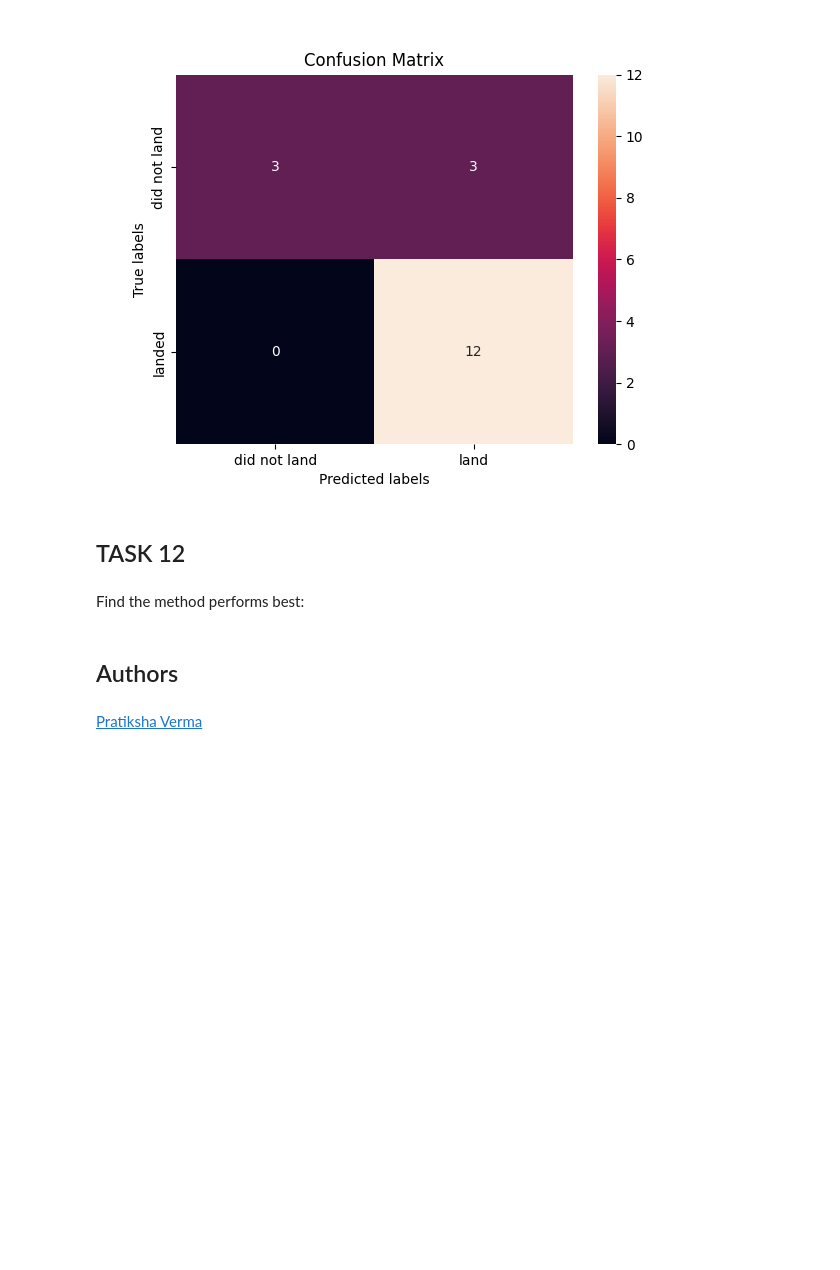
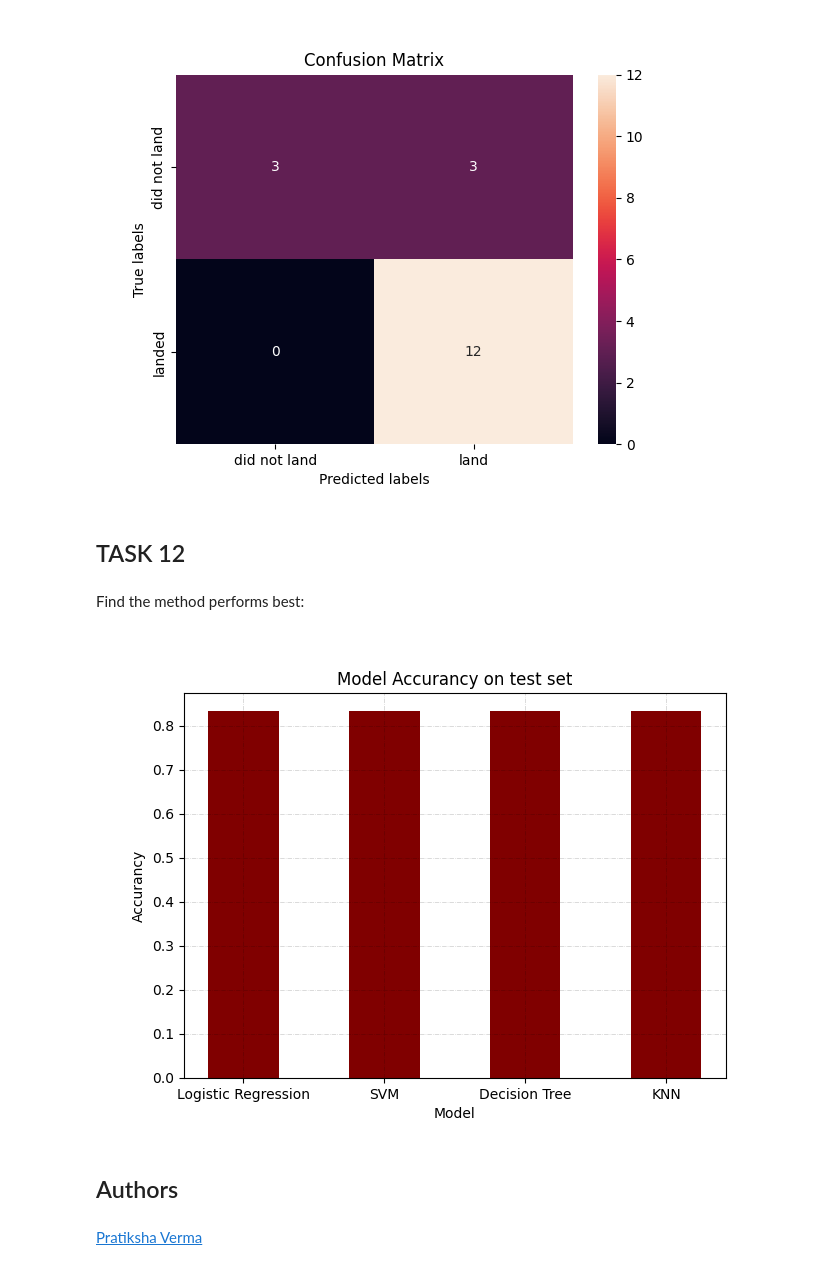
Before and after one commit to alexsmaeda/IBM_final_project, a Jupyter notebook: 8_IBM-DS0321EN-SkillsNetwork_labs_module_4_SpaceX_Machine_Learning_Prediction_Part_5.jupyterlite (Complete the Machine Learning Prediction lab).ipynb, the cells around one changed output. Saved outputs shown, nothing was run; the diff lists cells and outputs as text; code cells hidden in the pictures; blank space fills up the shorter version.

```diff
--- a/8_IBM-DS0321EN-SkillsNetwork_labs_module_4_SpaceX_Machine_Learning_Prediction_Part_5.jupyterlite (Complete the Machine Learning Prediction lab).ipynb
+++ b/8_IBM-DS0321EN-SkillsNetwork_labs_module_4_SpaceX_Machine_Learning_Prediction_Part_5.jupyterlite (Complete the Machine Learning Prediction lab).ipynb
@@ -334,6 +334,30 @@ plot_confusion_matrix(Y_test,yhat)
 ## TASK  12
 # %% [markdown]
 Find the method performs best:
+# %%
+data = {'Logistic Regression':logreg_cv.score(X_test, Y_test), 'SVM':svm_cv.score(X_test, Y_test), 'Decision Tree':tree_cv.score(X_test, Y_test),
+        'KNN':knn_cv.score(X_test, Y_test)}
+courses = list(data.keys())
+values = list(data.values())
+
+# Figure Size
+fig, ax = plt.subplots(figsize =(7, 5))
+
+# Add x, y gridlines
+ax.grid(visible = True, color ='black',
+        linestyle ='-.', linewidth = 0.5,
+        alpha = 0.2)
+
+# creating the bar plot
+plt.bar(courses, values, color ='maroon',
+        width = 0.5)
+
+plt.xlabel("Model")
+plt.ylabel("Accurancy")
+plt.title("Model Accurancy on test set")
+plt.show()
+# %% [output]
+[figure, added]
 # %%
 # Scores on test data for each method
 
```
Also changed, not shown: parts of 1 cell of this notebook.
